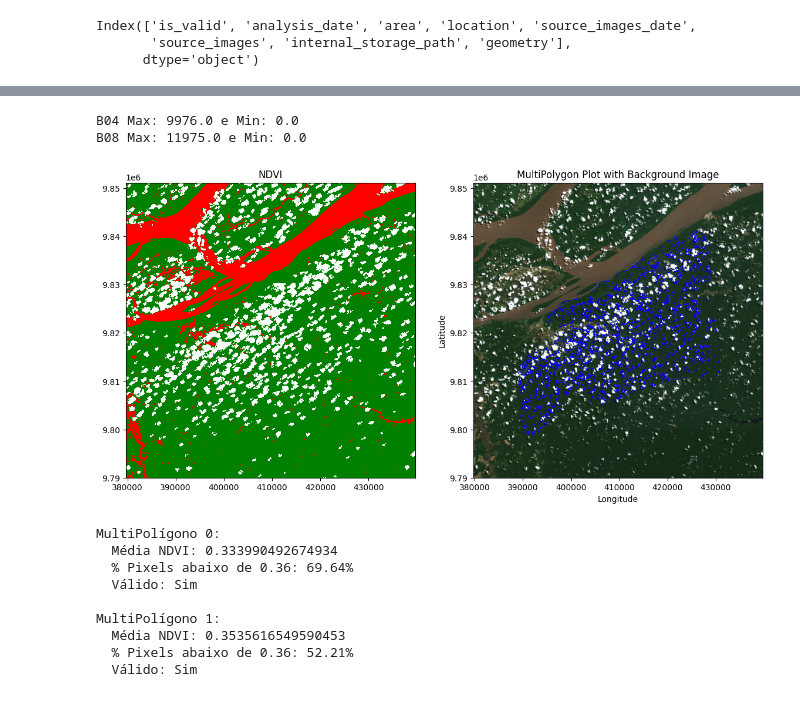
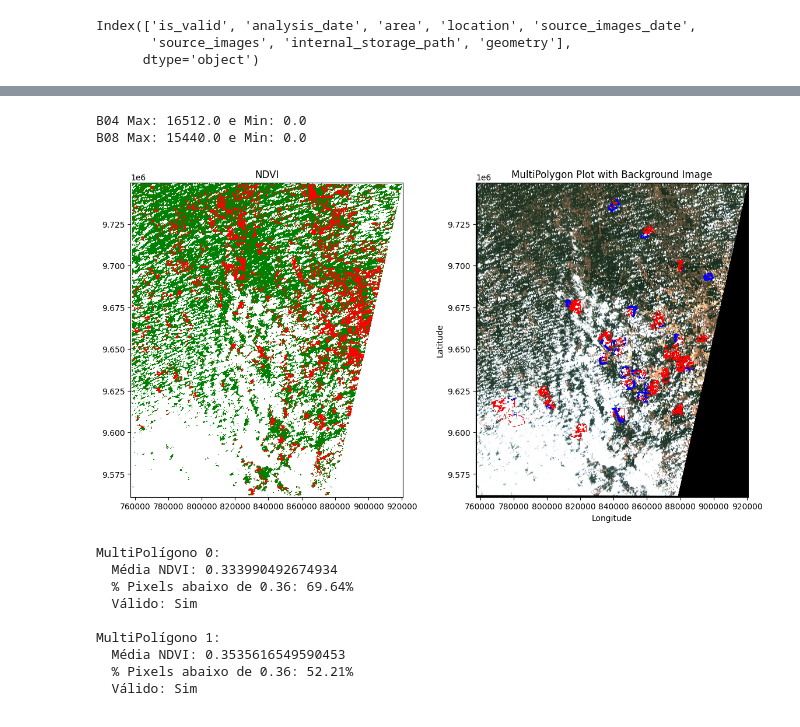
Before and after one commit to Alanbreno/cloud-detection-dissertation, a Jupyter notebook: desmatamento_alertas.ipynb, the cells around one changed output, grey strips where cells are left out. Cells and saved outputs as stored; diff of their text form; code cells hidden in the pictures.

```diff
--- a/desmatamento_alertas.ipynb
+++ b/desmatamento_alertas.ipynb
@@ -14,7 +14,7 @@ from rasterio.warp import reproject, Resampling
 
 
 # Carregar o arquivo GeoPackage
-gdf = gpd.read_file(r"G:\Meu Drive\Desmatamento - Alertas [2024-11]\deforestation_alerts_awa.gpkg")
+gdf = gpd.read_file(r"G:\Meu Drive\Desmatamento - Alertas [2024-11]\deforestation_alerts_ybyra.gpkg")
 gdf.columns
 # %% [output]
 Index(['is_valid', 'analysis_date', 'area', 'location', 'source_images_date',
@@ -43,18 +43,18 @@ sorted(gdf['analysis_date'].unique())
 # %%
-gdf_local = gdf[(gdf['analysis_date'] == '2023-08-26')].reset_index(drop=True)
+gdf_local = gdf[(gdf['analysis_date'] == '2023-08-23')].reset_index(drop=True)
 
 # Caminho para a imagem
-image_path = f"G:/Meu Drive/Desmatamento_Arquivos/awa/{gdf_local['internal_storage_path'][0]}/TCI_merged.tiff"
-image_path_B04 = f"G:/Meu Drive/Desmatamento_Arquivos/awa/{gdf_local['internal_storage_path'][0]}/B04_merged.tiff"
-image_path_B08 = f"G:/Meu Drive/Desmatamento_Arquivos/awa/{gdf_local['internal_storage_path'][0]}/B08_merged.tiff"
-image_path_SCL = f"G:/Meu Drive/Desmatamento_Arquivos/awa/{gdf_local['internal_storage_path'][0]}/SCL_merged.tiff"
+image_path = f"G:/Meu Drive/Desmatamento_Arquivos/ybyra/{gdf_local['internal_storage_path'][0]}/TCI_merged.tiff"
+image_path_B04 = f"G:/Meu Drive/Desmatamento_Arquivos/ybyra/{gdf_local['internal_storage_path'][0]}/B04_merged.tiff"
+image_path_B08 = f"G:/Meu Drive/Desmatamento_Arquivos/ybyra/{gdf_local['internal_storage_path'][0]}/B08_merged.tiff"
+image_path_SCL = f"G:/Meu Drive/Desmatamento_Arquivos/ybyra/{gdf_local['internal_storage_path'][0]}/SCL_merged.tiff"
 
 # Ler a imagem usando rasterio
 with rasterio.open(image_path) as src:
     image = src.read([1, 2, 3]).transpose(1,2,0)  # Ler as três primeiras bandas (RGB)
     extent = [src.bounds.left, src.bounds.right, src.bounds.bottom, src.bounds.top]
     image_crs = src.crs  # Sistema de coordenadas da imagem
-gdf_local= gdf_local.to_crs(image_crs)
+gdf_local = gdf_local.to_crs(image_crs)
 # Sistema de coordenadas dos polígonos (supondo que seja WGS84)
 #polygons_crs = 'EPSG:4326'
 
@@ -130,37 +130,38 @@ NDVI = calculate_ndvi(B08, B04)
 
 
 del B04, B08 #Libera memória
 
 # Identificar pixels do SCL com valores 0, 3, 8 e 9
 mask_values = [0, 3, 8, 9]
 mask = np.isin(scl_resampled, mask_values)
 
 NDVI[mask] = 2
 
 # Definir o colormap personalizado: azul para valores negativos, preto para 0-0.35, gradiente para o resto
 colors = ['red', 'green','white']  # Cores para cada faixa
 bounds = [-1, 0.36, 1.1, 2]  # Intervalos dos valores de NDVI
 cmap = ListedColormap(colors)
 norm = BoundaryNorm(bounds, cmap.N)
 
 # Plotar o NDVI
 ax[0].imshow(NDVI, cmap=cmap, norm=norm, extent=extent)
 
 #gdf_local.plot(ax=ax[0], color='red')
-gdf_local.plot(ax=ax[1], color='red', edgecolor='blue', lw=0.5)
+gdf_local[gdf_local["is_valid"] == False].plot(ax=ax[1], color='red', edgecolor='red', lw=0.7)
+gdf_local[gdf_local["is_valid"] == True].plot(ax=ax[1], color='blue', edgecolor='blue', lw=0.7)
 # Configurar os eixos
 ax[0].set_aspect('equal')
 ax[1].set_aspect('equal')
 plt.xlabel('Longitude')
 plt.ylabel('Latitude')
 ax[1].set_title('MultiPolygon Plot with Background Image')
 ax[0].set_title('NDVI')
 # Mostrar o gráfico
 plt.show()
 # %% [output]
-B04 Max: 9976.0 e Min: 0.0
-B08 Max: 11975.0 e Min: 0.0
+B04 Max: 16512.0 e Min: 0.0
+B08 Max: 15440.0 e Min: 0.0
-[figure, old version]
+[figure, new version]
 # %%
 import numpy as np
 from shapely.geometry import MultiPolygon, Polygon
```
Also changed, not shown: parts of 1 cell of this notebook, 22 other files.
